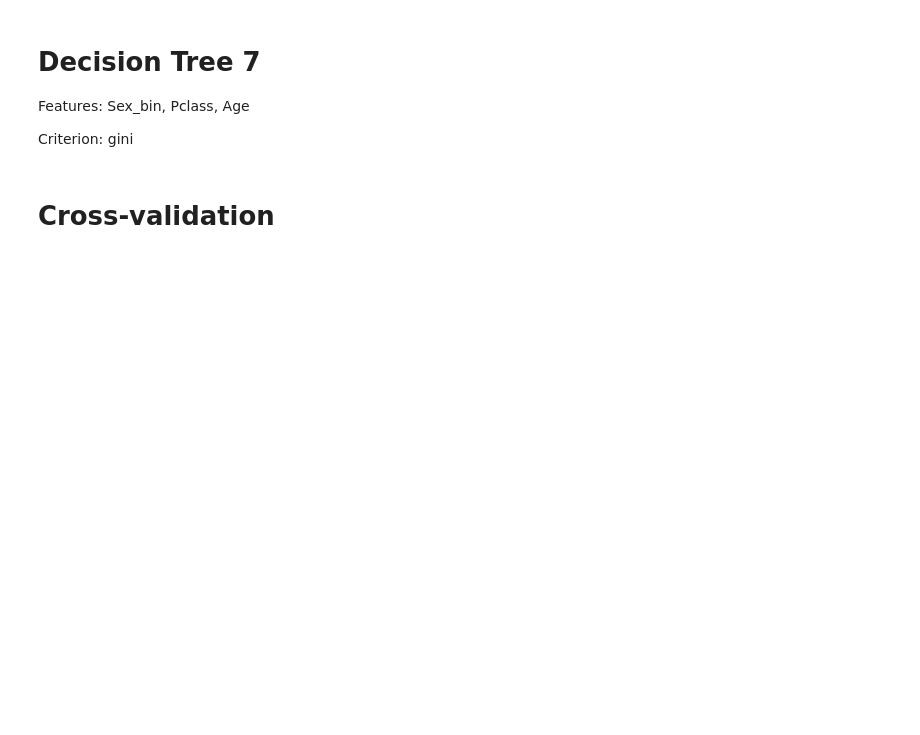
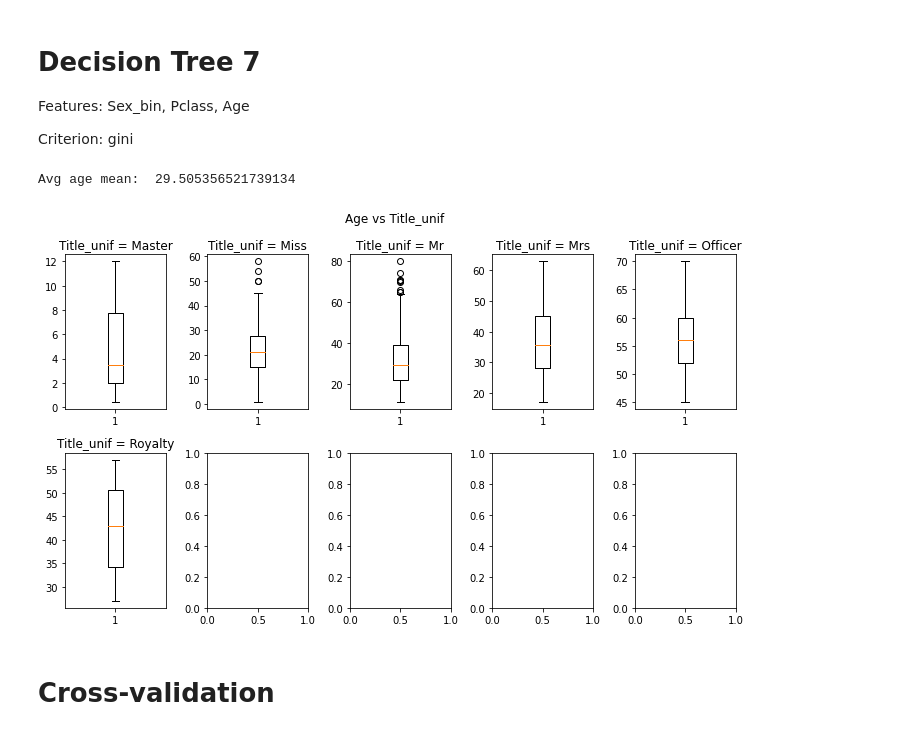
Before and after one commit to katarzynafurmanska/kaggle-titanic, a Jupyter notebook: titanic-kf.ipynb, the cells around one changed output. Drawn from its saved outputs; the diff is of its cells as text; code cells hidden in the pictures; blank space fills up the shorter version.

```diff
--- a/titanic-kf.ipynb
+++ b/titanic-kf.ipynb
@@ -399,28 +393,55 @@ Criterion: gini
 # %%
 # display missing age data
 train[train.Age.isnull()]
 
 # we need to make missing age data imputation
 # approach 1: IterativeImputer from sklearn
 
 from sklearn.experimental import enable_iterative_imputer
 from sklearn.impute import IterativeImputer
 from sklearn.preprocessing import OneHotEncoder
+
+print('Avg age mean: ', train.Age.mean())
 
 imp_mean = IterativeImputer(random_state=0)
 
 # # encode Embarked categorical array into numerical -> tbf
 # enc = OneHotEncoder()
 # enc.fit_transform(train.Embarked.to_numpy().reshape(-1,1)).toarray()
 # # ...
 # X = ['Pclass', 'Sex_bin', 'Age', 'SibSp', 'Parch', 'Fare', 'Embarked_num']
 
 # what if we take only correlated data?
 
 X = ['Pclass', 'Sex_bin', 'Age', 'SibSp', 'Parch', 'Fare']
 train_transf = imp_mean.fit_transform(train[X].to_numpy())
 train_transf = pd.DataFrame(train_transf, columns=X)
 train['Age_suppl_ii'] = train_transf.Age
+
+# approach 2: mean value aggregated on categories
+
+# titles
+split_names = train.Name.str.split('[,|.]')
+titles = [s[1].strip() for s in split_names]
+train['Title'] = titles
+
+# taken from some tutorial
+title_dict = {"Capt": "Officer","Col": "Officer","Major": "Officer","Jonkheer": "Royalty", \
+             "Don": "Royalty", "Sir" : "Royalty","Dr": "Royalty","Rev": "Royalty", \
+             "the Countess":"Royalty", "Mme": "Mrs", "Mlle": "Miss", "Ms": "Mrs","Mr" : "Mr", \
+             "Mrs" : "Mrs","Miss" : "Miss","Master" : "Master","Lady" : "Royalty"}
+
+train['Title_unif'] = [title_dict[title] for title in titles]
+train_wt_age_nan = train[~train.Age.isnull()]
+
+plot_boxplot_grouped_by_another_col(train_wt_age_nan, 'Age', 'Title_unif')
+
+# display(train[['Title_unif', 'Age']].groupby('Title_unif').mean())
+
+# train.corr()
+# %% [output]
+Avg age mean:  29.505356521739134
+[figure, added]
 # %%
 # TitleDict = {"Capt": "Officer","Col": "Officer","Major": "Officer","Jonkheer": "Royalty", \
 #              "Don": "Royalty", "Sir" : "Royalty","Dr": "Royalty","Rev": "Royalty", \
```
Also changed, not shown: parts of 10 cells of this notebook.
